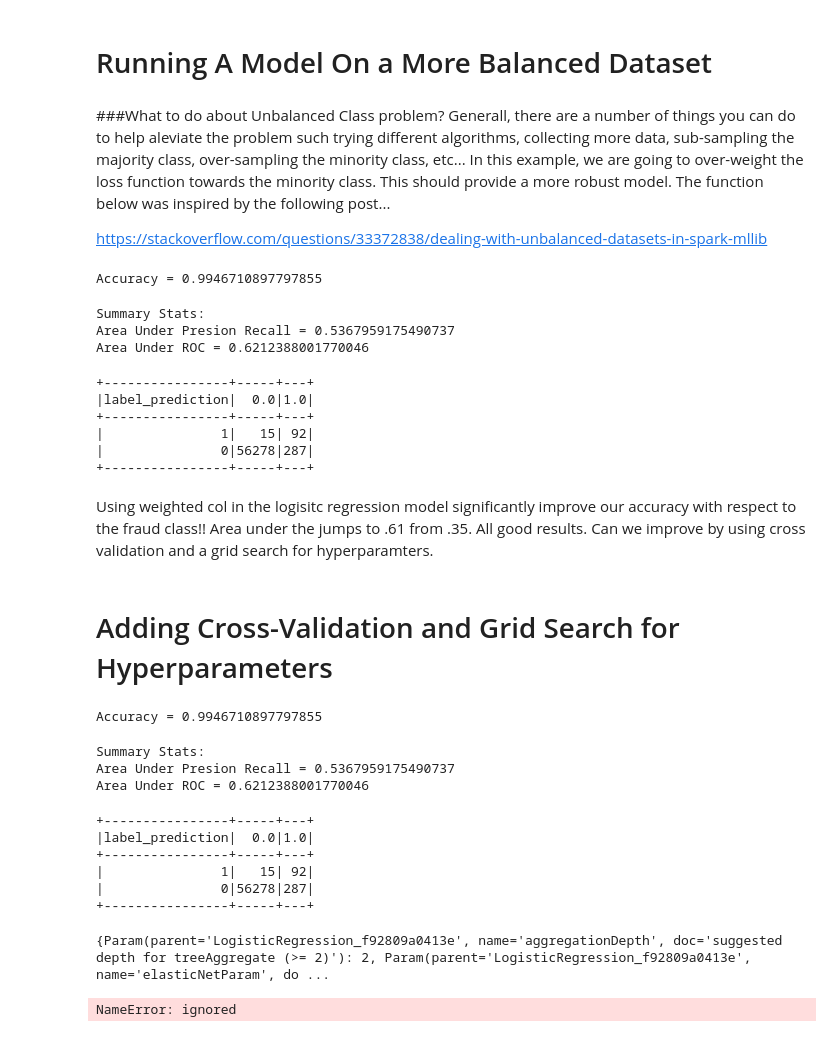
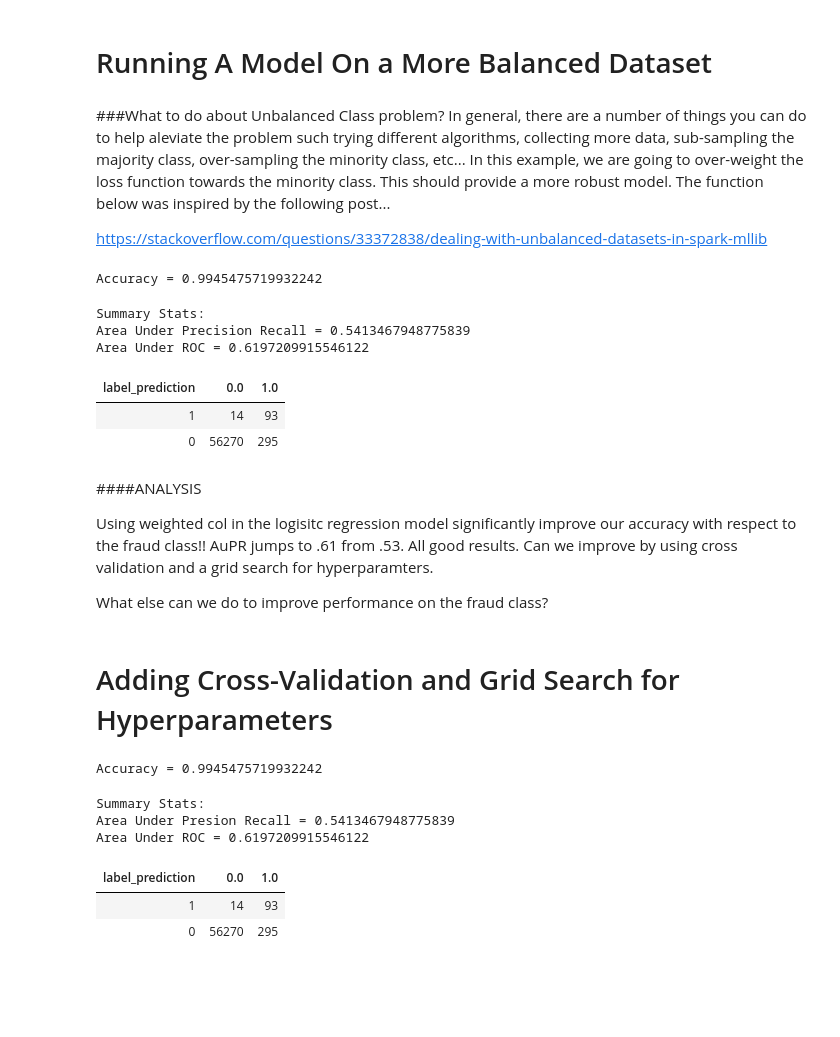
Before and after one commit to acportfolio/acportfolio, a Jupyter notebook: SparK_MLib_Credit_Card_Fraud_Classification.ipynb, the cells around one changed output. Drawn from its saved outputs; the diff is of its cells as text; code cells hidden in the pictures; blank space fills up the shorter version.

```diff
--- a/SparK_MLib_Credit_Card_Fraud_Classification.ipynb
+++ b/SparK_MLib_Credit_Card_Fraud_Classification.ipynb
@@ -194,7 +185,7 @@ prediction.crosstab("label", 'prediction').show()
 # Running A Model On a More Balanced Dataset
 # %% [markdown]
 ###What to do about Unbalanced Class problem?
-Generall, there are a number of things you can do to help aleviate the problem such trying different algorithms, collecting more data, sub-sampling the majority class, over-sampling the minority class, etc... In this example, we are going to over-weight the loss function towards the minority class. This should provide a more robust model. The function below was inspired by the following post...
+In general, there are a number of things you can do to help aleviate the problem such trying different algorithms, collecting more data, sub-sampling the majority class, over-sampling the minority class, etc... In this example, we are going to over-weight the loss function towards the minority class. This should provide a more robust model. The function below was inspired by the following post...
 
 https://stackoverflow.com/questions/33372838/dealing-with-unbalanced-datasets-in-spark-mllib
 # %%
@@ -219,7 +210,7 @@ weightedDatasetdf= balanceDataset(dfTrain)
 from pyspark.ml.classification import LogisticRegression
 lr = LogisticRegression().setWeightCol('classWeightCol').setLabelCol("label")
 #paramMap = {lr.maxIter: 10, lr.regParam: .1, lr.elasticNetParam: 0.01}
-paramMap = {lr.maxIter: 5, lr.regParam: .05, lr.elasticNetParam: 0.05}
+paramMap = {lr.maxIter: 5, lr.regParam: .01, lr.elasticNetParam: 0.1}
 # %%
 #All our features are numberical, we can use VectorAssembler right away to create a feature vector that Spark needs
 
@@ -246,7 +237,7 @@ evaluator = MulticlassClassificationEvaluator(predictionCol='prediction', labelC
 metric = evaluator.evaluate(prediction)
 print("Accuracy = %s" % metric)
 # %% [output]
-Accuracy = 0.9946710897797855
+Accuracy = 0.9945475719932242
 # %%
 #Metrics
 from pyspark.mllib.evaluation import BinaryClassificationMetrics
@@ -254,23 +245,26 @@ predRDD = prediction.select('label', 'prediction').withColumn("label", predictio
 metrics = BinaryClassificationMetrics(predRDD)
 
 print("Summary Stats:")
-print("Area Under Presion Recall = %s" %  metrics.areaUnderPR)
+print("Area Under Precision Recall = %s" %  metrics.areaUnderPR)
 print("Area Under ROC = %s" % metrics.areaUnderROC)
 # %% [output]
 Summary Stats:
-Area Under Presion Recall = 0.5367959175490737
-Area Under ROC = 0.6212388001770046
+Area Under Precision Recall = 0.5413467948775839
+Area Under ROC = 0.6197209915546122
-# %%
-prediction.crosstab("label", 'prediction').show()
-# %% [output]
-+----------------+-----+---+
-|label_prediction|  0.0|1.0|
-+----------------+-----+---+
-|               1|   15| 92|
-|               0|56278|287|
-+----------------+-----+---+
+# %%
+prediction.crosstab("label", 'prediction').\
+toPandas().style.hide_index().set_properties(**{'background-color': 'lightgrey', 'color': 'Black','border-color': 'white', "text-align" : "right"})
+# %% [output]
+| label_prediction | 0.0 | 1.0 |
+| 1 | 14 | 93 |
+| 0 | 56270 | 295 |
 # %% [markdown]
-Using weighted col in the logisitc regression model significantly improve our accuracy with respect to the fraud class!! Area under the jumps to .61 from .35. All good results. Can we improve by using cross validation and a grid search for hyperparamters.
+####ANALYSIS
+
+Using weighted col in the logisitc regression model significantly improve our accuracy with respect to the fraud class!! AuPR jumps to .61 from .53. All good results. Can we improve by using cross validation and a grid search for hyperparamters.
+
+
+What else can we do to improve performance on the fraud class?
 # %% [markdown]
 # Adding Cross-Validation and Grid Search for Hyperparameters
 # %%
@@ -307,7 +301,7 @@ evaluator = MulticlassClassificationEvaluator(predictionCol='prediction', labelC
 metric = evaluator.evaluate(cvPrediction)
 print("Accuracy = %s" % metric)
 # %% [output]
-Accuracy = 0.9946710897797855
+Accuracy = 0.9945475719932242
 # %%
 #Metrics
 from pyspark.mllib.evaluation import BinaryClassificationMetrics
@@ -319,24 +313,12 @@ print("Area Under Presion Recall = %s" %  metrics.areaUnderPR)
 print("Area Under ROC = %s" % metrics.areaUnderROC)
 # %% [output]
 Summary Stats:
-Area Under Presion Recall = 0.5367959175490737
-Area Under ROC = 0.6212388001770046
+Area Under Presion Recall = 0.5413467948775839
+Area Under ROC = 0.6197209915546122
-# %%
-pcvPrediction.crosstab("label", 'prediction').show()
-# %% [output]
-+----------------+-----+---+
-|label_prediction|  0.0|1.0|
-+----------------+-----+---+
-|               1|   15| 92|
-|               0|56278|287|
-+----------------+-----+---+
-# %%
-SbestModel = bestModel.stages[1]
-bestParams = SbestModel.extractParamMap()
-bestParams
-# %% [output]
-{Param(parent='LogisticRegression_f92809a0413e', name='aggregationDepth', doc='suggested depth for treeAggregate (>= 2)'): 2, Param(parent='LogisticRegression_f92809a0413e', name='elasticNetParam', do ...
-# %%
-cvmodel.params
-# %% [output]
-NameError: ignored
+# %%
+cvPrediction.crosstab("label", 'prediction').\
+toPandas().style.hide_index().set_properties(**{'background-color': 'lightgrey', 'color': 'Black','border-color': 'white', "text-align" : "right"})
+# %% [output]
+| label_prediction | 0.0 | 1.0 |
+| 1 | 14 | 93 |
+| 0 | 56270 | 295 |
```
Also changed, not shown: parts of 17 cells of this notebook.
